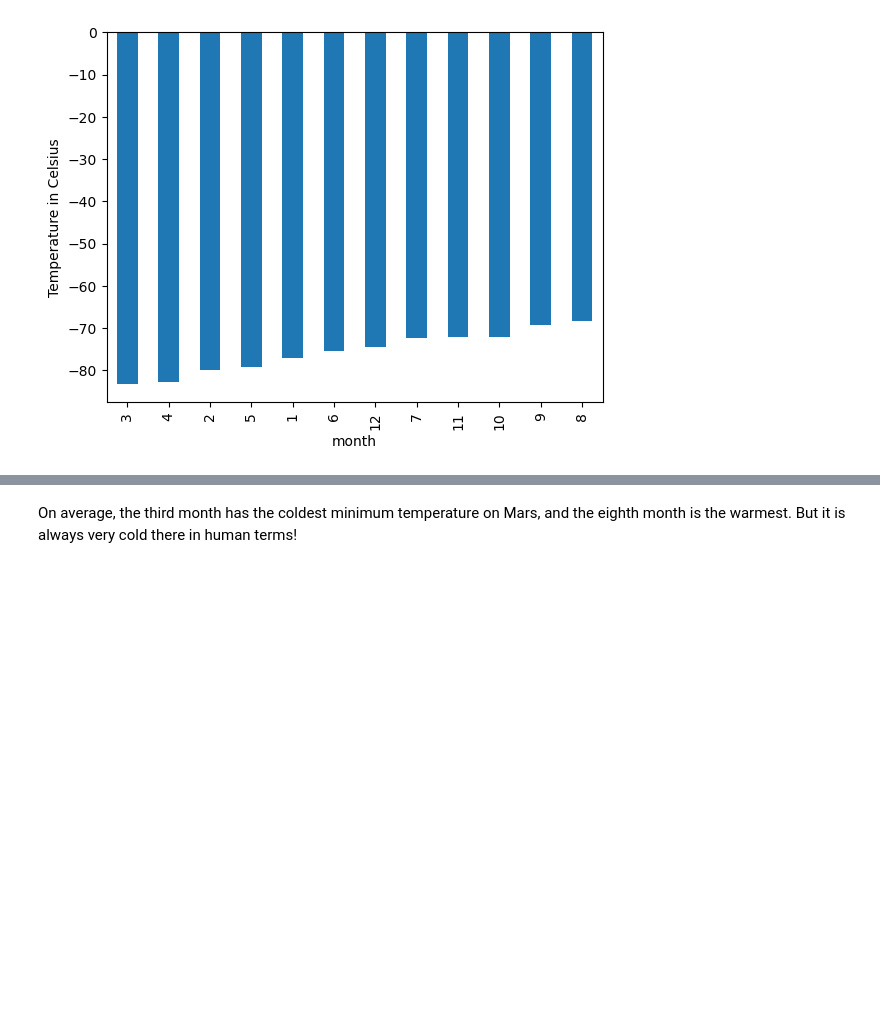
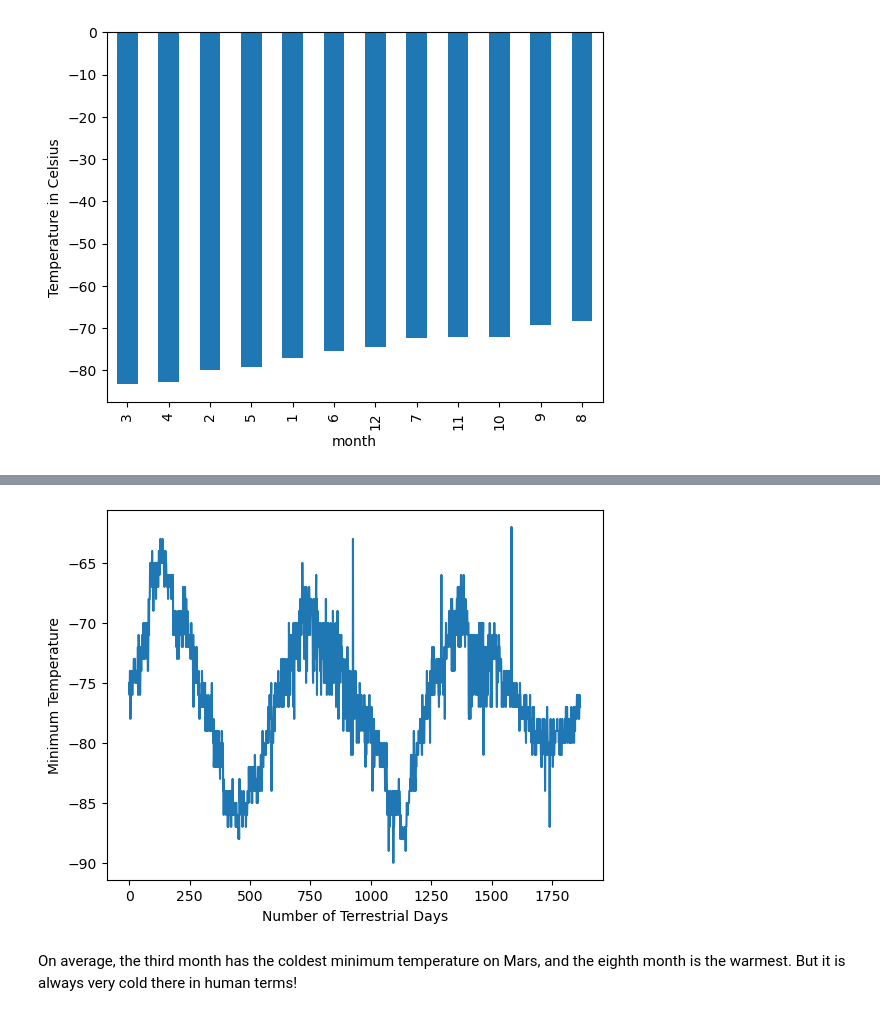
Before and after one commit to JP-Butler/Module-11-web-scraping, a Jupyter notebook: part_2_mars_weather.ipynb, the cells around one changed output, grey strips where cells are left out. Drawn from its saved outputs; the diff is of its cells as text; code cells hidden in the pictures; blank space fills up the shorter version.

```diff
--- a/part_2_mars_weather.ipynb
+++ b/part_2_mars_weather.ipynb
@@ -290,5 +320,13 @@ plt.show()
 # %%
 # 5. How many terrestrial (earth) days are there in a Martian year?
+mars_convert_df['min_temp'].plot()
+
+# labels/titles & show plot
+plt.ylabel('Minimum Temperature')
+plt.xlabel('Number of Terrestrial Days')
+plt.show()
+# %% [output]
+[figure, added]
 # %% [markdown]
 On average, the third month has the coldest minimum temperature on Mars, and the eighth month is the warmest. But it is always very cold there in human terms!
 # %% [markdown]
```
Also changed, not shown: parts of 12 cells of this notebook, 1 other file.
